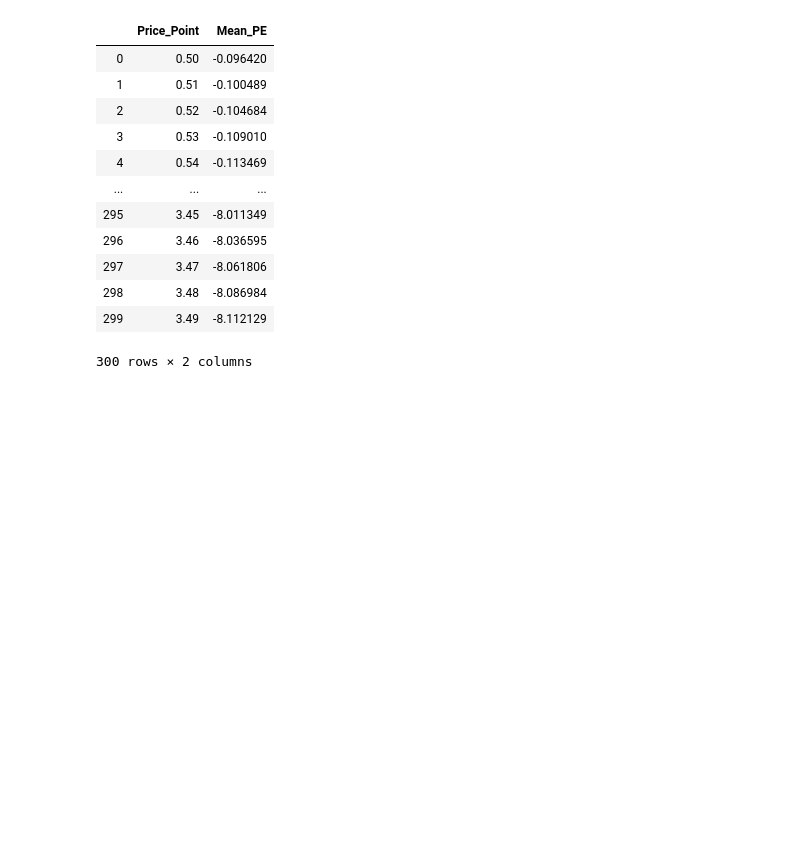
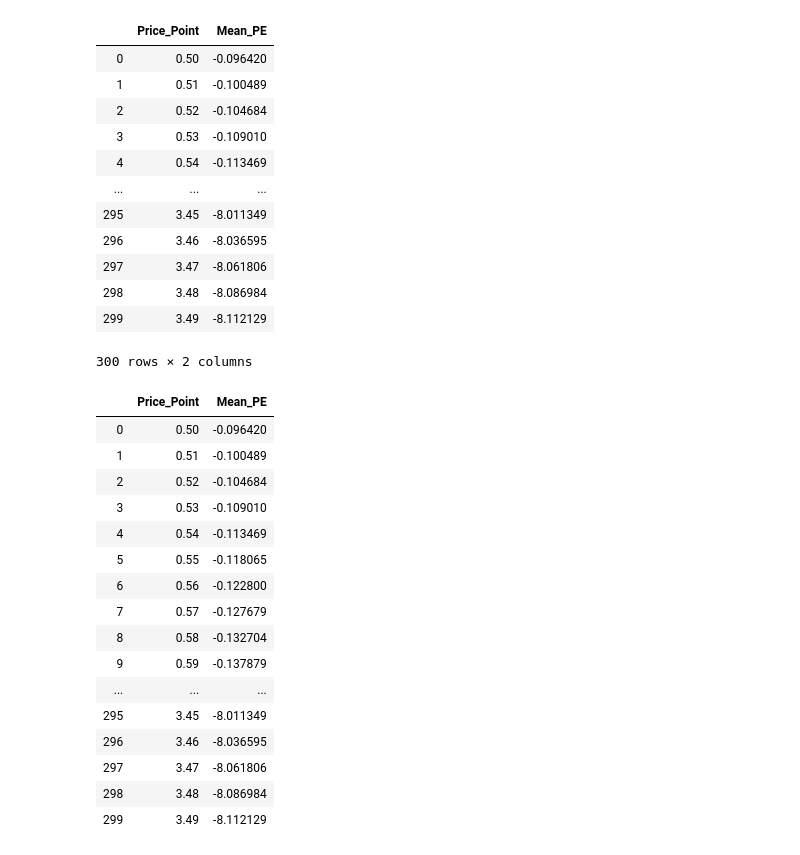
Before and after one commit to SaadAhmedSalim/Customer-Analytics-in-Python, a Jupyter notebook: Customer Analytics Predictive Analysis.ipynb, the cells around one changed output. Saved outputs shown, nothing was run; the diff lists cells and outputs as text; code cells hidden in the pictures; blank space fills up the shorter version.

```diff
--- a/Customer Analytics Predictive Analysis.ipynb
+++ b/Customer Analytics Predictive Analysis.ipynb
@@ -153,5 +153,24 @@ df_price_elasticities
 | 298 | 3.48 | -8.086984 |
 | 299 | 3.49 | -8.112129 |
 300 rows × 2 columns
-# %%
-pd.options.displays.ma
+# %%
+pd.options.display.max_rows = None
+df_price_elasticities
+# %% [output]
+|  | Price_Point | Mean_PE |
+| 0 | 0.50 | -0.096420 |
+| 1 | 0.51 | -0.100489 |
+| 2 | 0.52 | -0.104684 |
+| 3 | 0.53 | -0.109010 |
+| 4 | 0.54 | -0.113469 |
+| 5 | 0.55 | -0.118065 |
+| 6 | 0.56 | -0.122800 |
+| 7 | 0.57 | -0.127679 |
+| 8 | 0.58 | -0.132704 |
+| 9 | 0.59 | -0.137879 |
+| ... | ... | ... |
+| 295 | 3.45 | -8.011349 |
+| 296 | 3.46 | -8.036595 |
+| 297 | 3.47 | -8.061806 |
+| 298 | 3.48 | -8.086984 |
+| 299 | 3.49 | -8.112129 |
```
Also changed, not shown: parts of 1 cell of this notebook.
